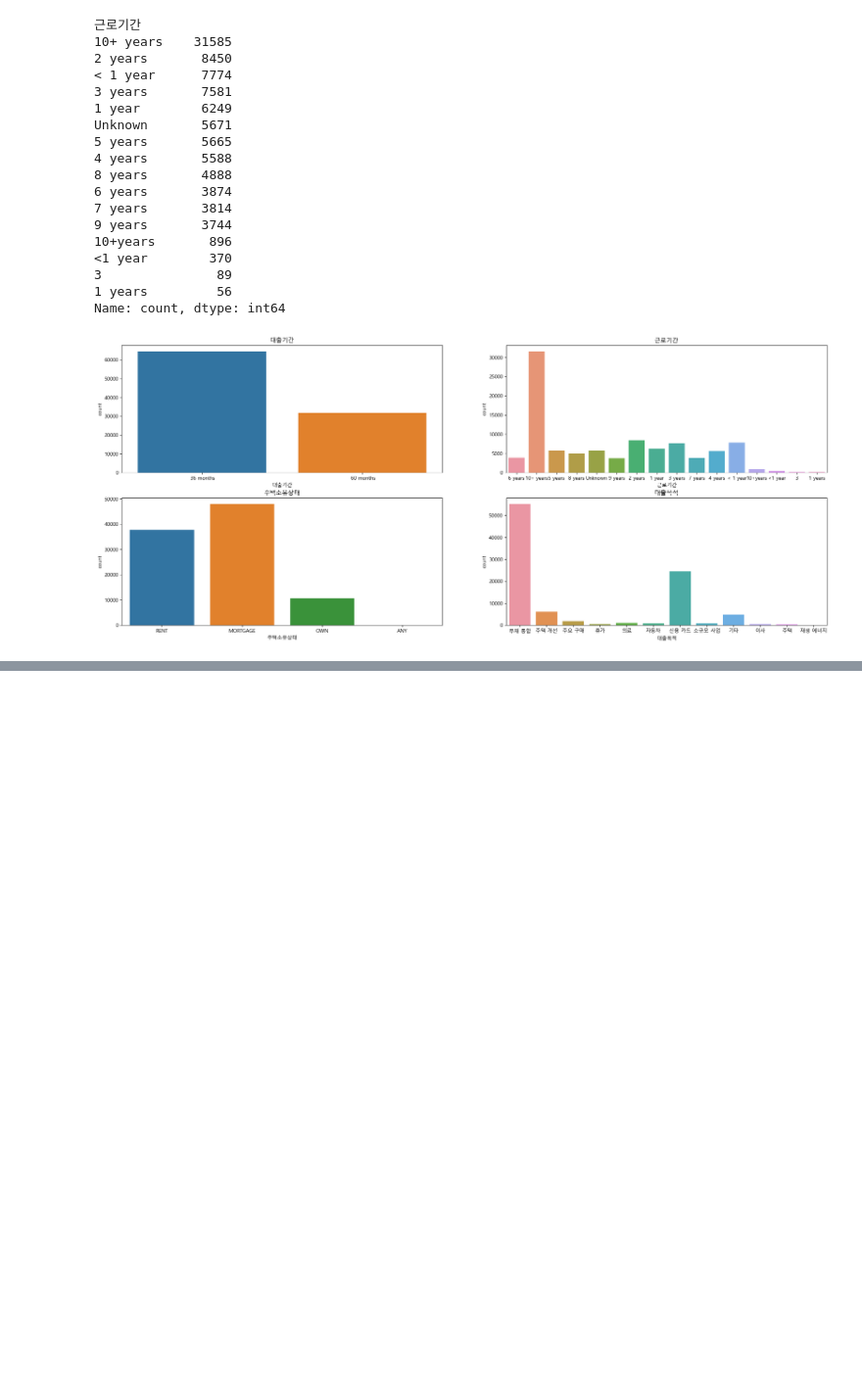
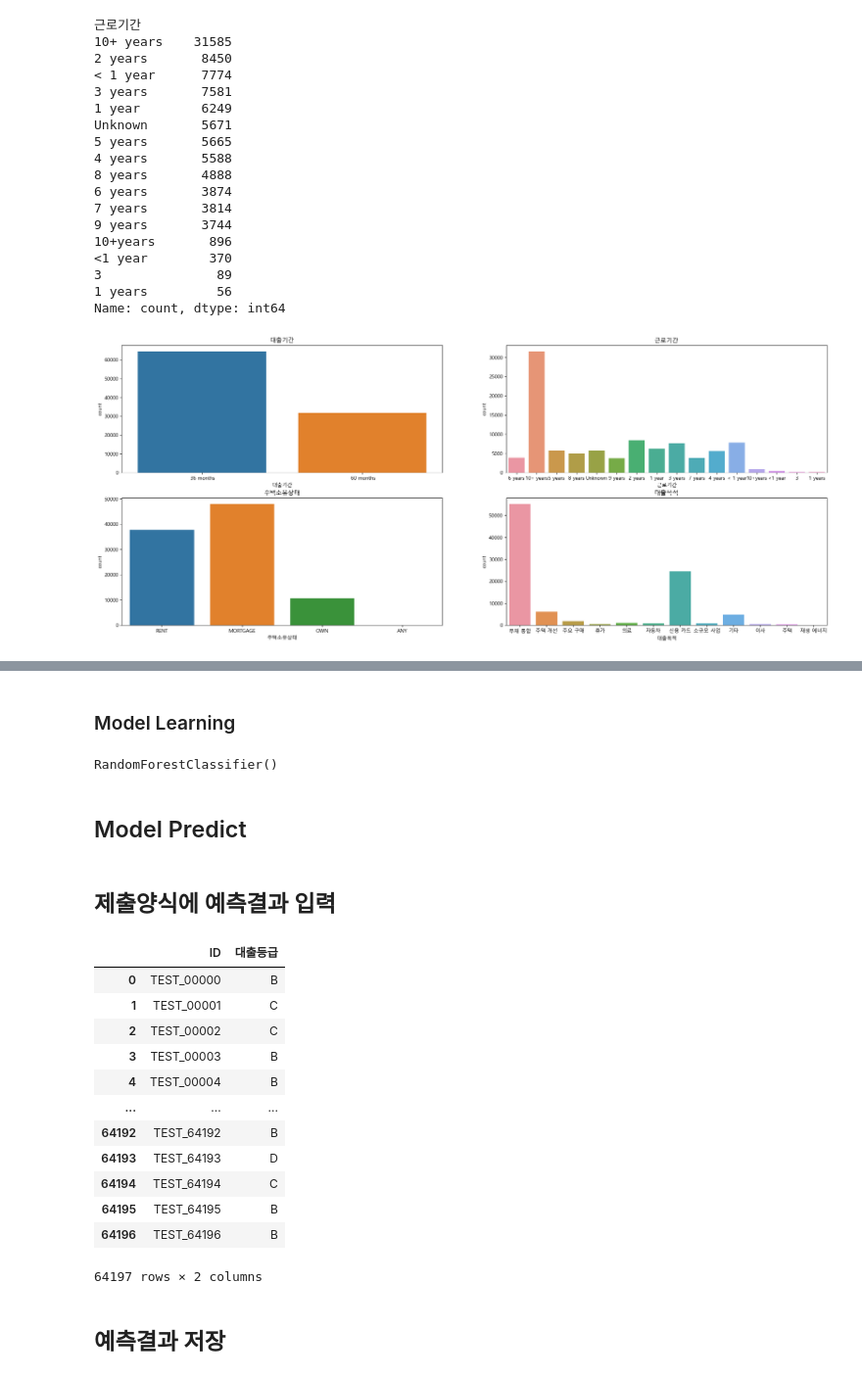
Before and after one commit to Nvuly/Customer_Loan_Rating_Hackathon, a Jupyter notebook: 고객_등급_분류_예측_해커톤.ipynb, the cells around one changed output, grey strips where cells are left out. Shown at 98% size. Cells and saved outputs as stored; diff of their text form; code cells hidden in the pictures; blank space fills up the shorter version.

```diff
--- a/고객_등급_분류_예측_해커톤.ipynb
+++ b/고객_등급_분류_예측_해커톤.ipynb
@@ -229,0 +255,19 @@ Index(['대출금액', '대출기간', '주택소유상태', '연간소득', '
+# %%
+from sklearn.preprocessing import LabelEncoder
+
+categorical_features = ['대출기간', '주택소유상태', '대출목적']
+
+for i in categorical_features:
+    le = LabelEncoder()
+    le=le.fit(X_train[i])
+    X_train[i]=le.transform(X_train[i])
+    for case in np.unique(X_test[i]):
+        if case not in le.classes_:
+            le.classes_ = np.append(le.classes_, case)
+    X_test[i]=le.transform(X_test[i])
+
+print(X_train)
+
+print('*'*80)
+
+print(X_test)
@@ -229,0 +294,36 @@ Index(['대출금액', '대출기간', '주택소유상태', '연간소득', '
+# %% [markdown]
+### Model Learning
+# %%
+from sklearn.ensemble import RandomForestClassifier
+
+model = RandomForestClassifier()
+model.fit(X_train, y_train)
+# %% [output]
+RandomForestClassifier()
+# %% [markdown]
+## Model Predict
+# %%
+#
+pred = model.predict(X_test)
+# %% [markdown]
+## 제출양식에 예측결과 입력
+# %%
+sample_submission = pd.read_csv('sample_submission.csv')
+sample_submission['대출등급'] = pred
+sample_submission
+# %% [output]
+|  | ID | 대출등급 |
+| 0 | TEST_00000 | B |
+| 1 | TEST_00001 | C |
+| 2 | TEST_00002 | C |
+| 3 | TEST_00003 | B |
+| 4 | TEST_00004 | B |
+| ... | ... | ... |
+| 64192 | TEST_64192 | B |
+| 64193 | TEST_64193 | D |
+| 64194 | TEST_64194 | C |
+| 64195 | TEST_64195 | B |
+| 64196 | TEST_64196 | B |
+64197 rows × 2 columns
+# %% [markdown]
+## 예측결과 저장
```
Also changed, not shown: parts of 7 cells of this notebook.
